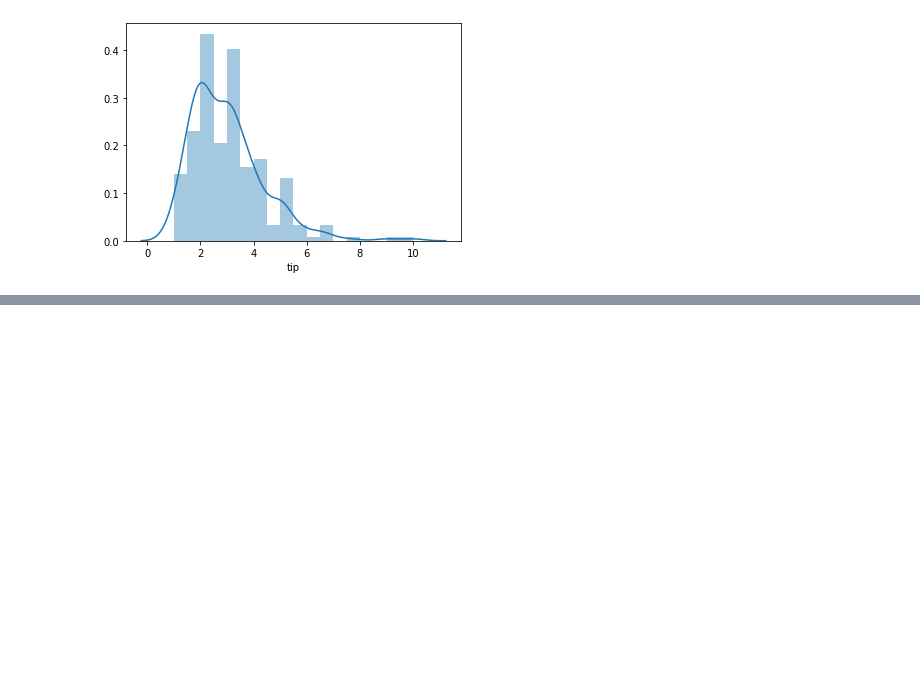
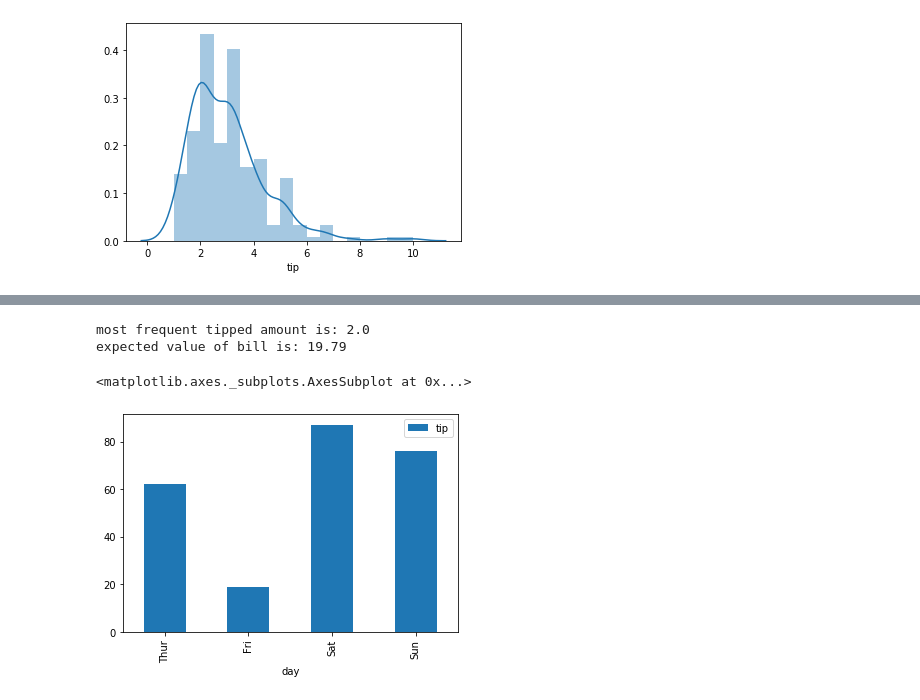
Before and after one commit to gentimouton/dives, a Jupyter notebook: practical_ds/practical_stats_ch01_eda.ipynb, the cells around one changed output, grey strips where cells are left out. Cells and saved outputs as stored; diff of their text form; code cells hidden in the pictures; blank space fills up the shorter version.

```diff
--- a/practical_ds/practical_stats_ch01_eda.ipynb
+++ b/practical_ds/practical_stats_ch01_eda.ipynb
@@ -144,0 +146,13 @@ sns.barplot(x='tip_bin',y='tip', data=binned_counts)
+# %%
+# exploring binary and categorical data
+mode = tips["tip"].mode()[0]
+print(f'most frequent tipped amount is: {mode}')
+bill_ev = tips['total_bill'].mean()
+print(f'expected value of bill is: {bill_ev:.2f}')
+# tipping occurrences by day of week
+tips.groupby('day').agg({'tip':'count'}).plot(kind='bar')
+# %% [output]
+most frequent tipped amount is: 2.0
+expected value of bill is: 19.79
+<matplotlib.axes._subplots.AxesSubplot at 0x...>
+[figure, added]
```
Also changed, not shown: parts of 4 cells of this notebook.
